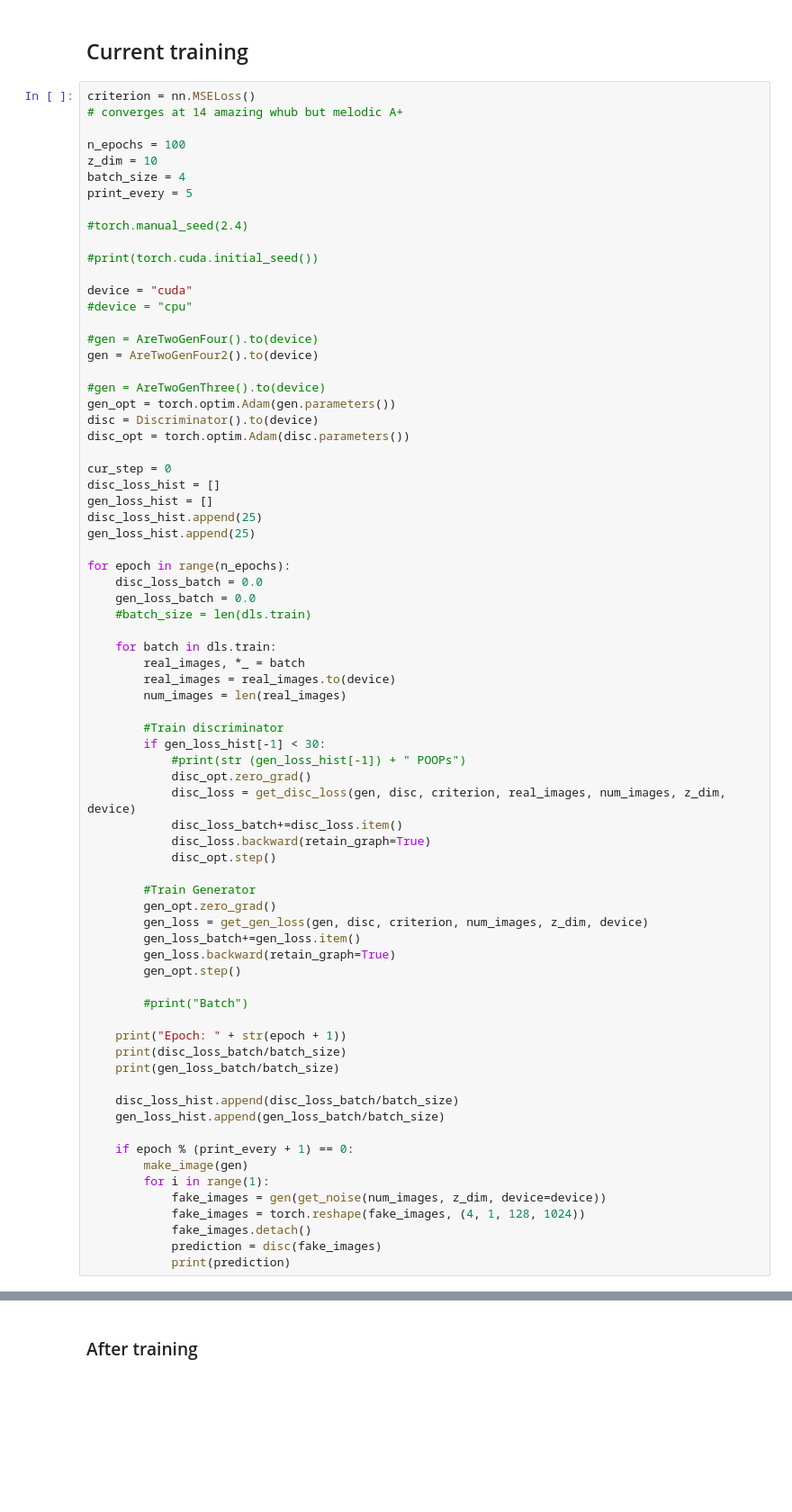
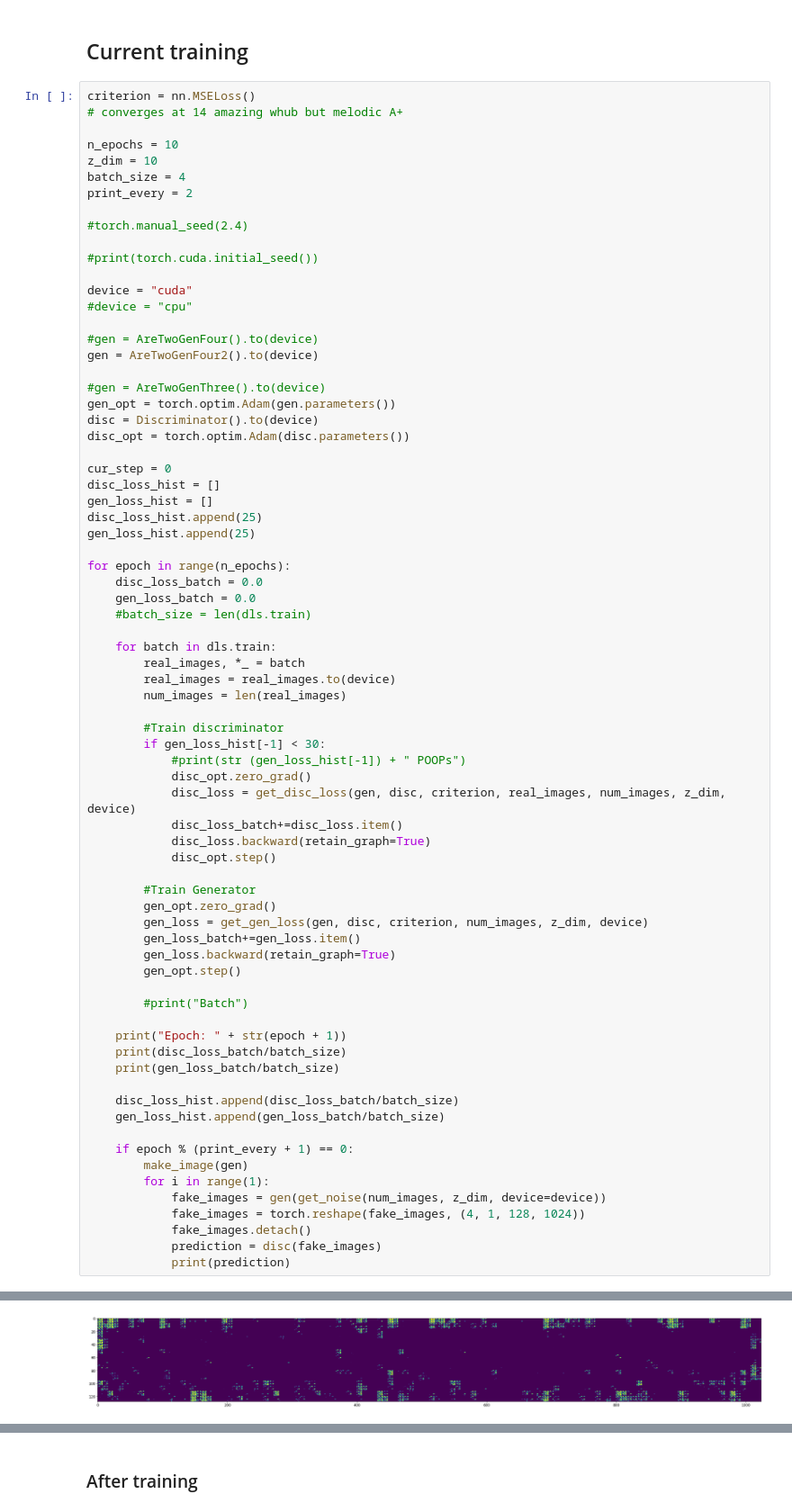
Before and after one commit to zeusgedofdata/ml_expore, a Jupyter notebook: SpectroGanWorking.ipynb, the cells around one changed output, grey strips where cells are left out. Shown at 90% size. Drawn from its saved outputs; the diff is of its cells as text; blank space fills up the shorter version.

```diff
--- a/SpectroGanWorking.ipynb
+++ b/SpectroGanWorking.ipynb
@@ -535,10 +563,10 @@ def test_gen_loss():
 criterion = nn.MSELoss()
 # converges at 14 amazing whub but melodic A+
 
-n_epochs = 100
+n_epochs = 10
 z_dim = 10
 batch_size = 4
-print_every = 5
+print_every = 2
 
 #torch.manual_seed(2.4)
 
@@ -604,3 +632,4 @@ for epoch in range(n_epochs):
             fake_images.detach()
             prediction = disc(fake_images)
             print(prediction)
+# %% [output]
@@ -606,0 +639 @@ for epoch in range(n_epochs):
+[figure, added]
```
Also changed, not shown: parts of 8 cells of this notebook.
